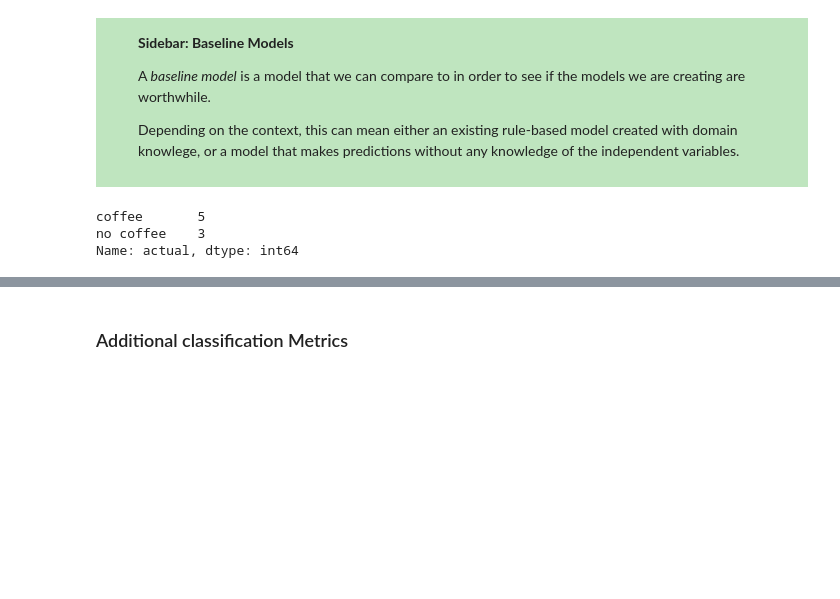
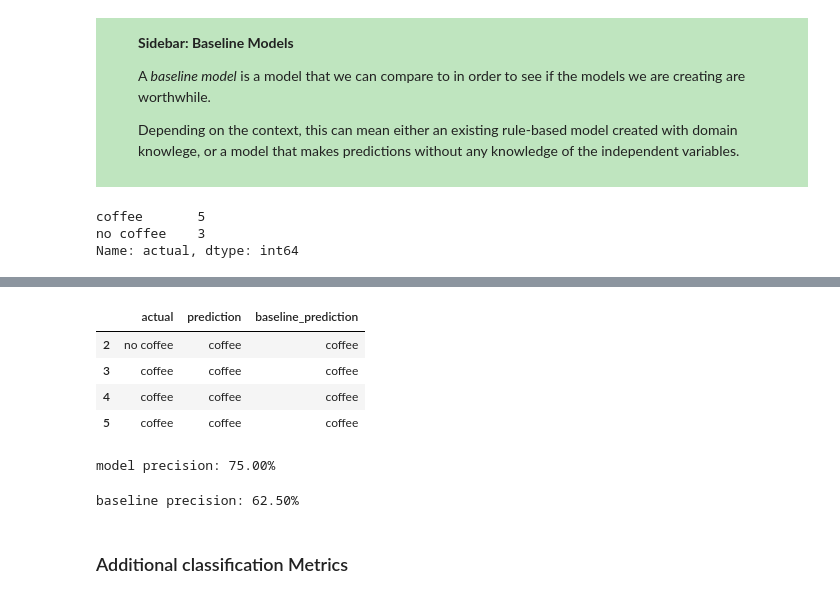
Before and after one commit to Jared-Godar/classification-exercises, a Jupyter notebook: classification_evaluation_lesson.ipynb, the cells around one changed output, grey strips where cells are left out. Drawn from its saved outputs; the diff is of its cells as text; code cells hidden in the pictures; blank space fills up the shorter version.

```diff
--- a/classification_evaluation_lesson.ipynb
+++ b/classification_evaluation_lesson.ipynb
@@ -170,18 +200,28 @@ print(f'baseline recall: {baseline_recall:.2%}')
 # %%
 # Precision: # only look at the subset where we made positive prediction
 # (i.e. prediction == 'coffee')
 
-subset =
+subset = df[df.prediction == 'coffee']
 subset
+# %% [output]
+|  | actual | prediction | baseline_prediction |
+| 2 | no coffee | coffee | coffee |
+| 3 | coffee | coffee | coffee |
+| 4 | coffee | coffee | coffee |
+| 5 | coffee | coffee | coffee |
 # %%
 model_precision = (subset.actual == subset.prediction).mean()
 print(f'model precision: {model_precision:.2%}')
+# %% [output]
+model precision: 75.00%
 # %%
 # Baseline Precision: # only look at the subset where we made positive prediction (i.e. prediction == 'coffee')
 
-subset =
-baseline_precision =
+subset = df[df.baseline_prediction == 'coffee']
+baseline_precision = (subset.actual == subset.prediction).mean()
 print(f'baseline precision: {baseline_precision:.2%}')
+# %% [output]
+baseline precision: 62.50%
 # %% [markdown]
 ### Additional classification Metrics
 # %% [markdown]
```
Also changed, not shown: parts of 6 cells of this notebook, 12 other files.
